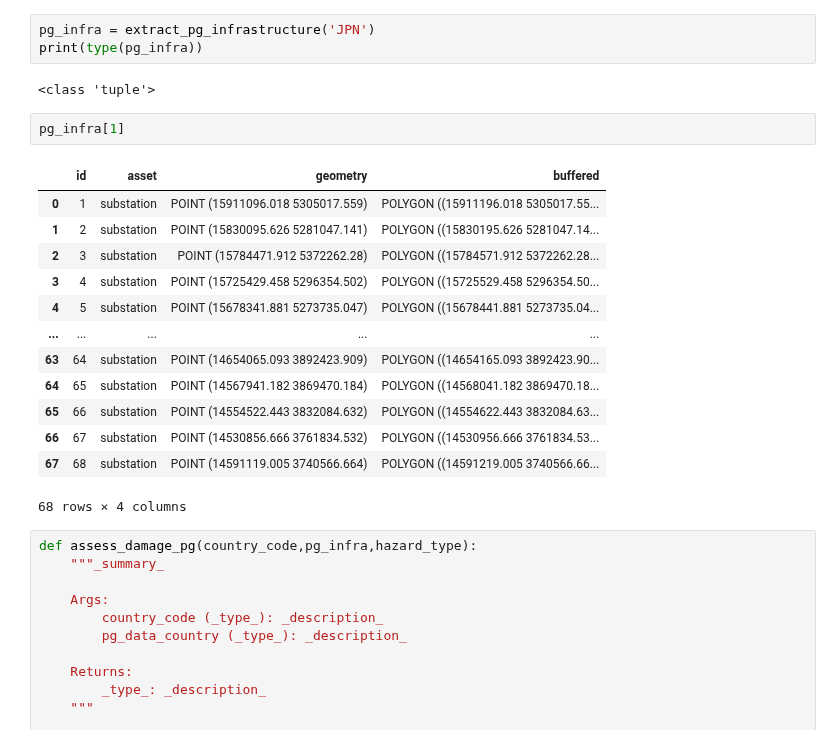
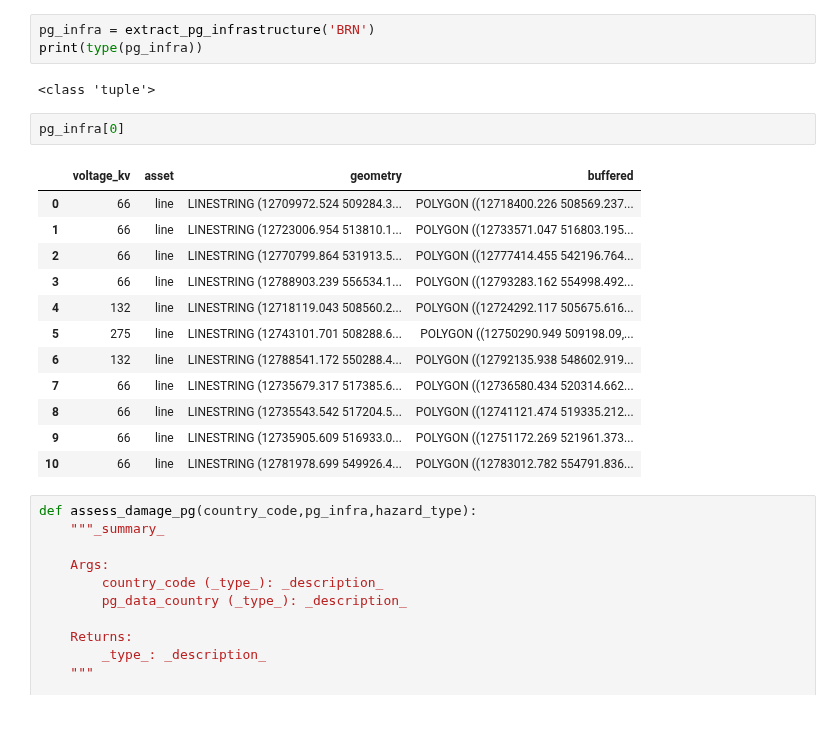
Before and after one commit to Mengqi-Ye/pg_risk_analysis, a Jupyter notebook: notebooks/Example_run.ipynb, the cells around one changed output. Cells and saved outputs as stored; diff of their text form.

```diff
--- a/notebooks/Example_run.ipynb
+++ b/notebooks/Example_run.ipynb
@@ -1594,26 +1606,25 @@ def extract_pg_infrastructure(country_code):
 
     return pg_lines,pg_points
 # %%
-pg_infra = extract_pg_infrastructure('JPN')
+pg_infra = extract_pg_infrastructure('BRN')
 print(type(pg_infra))
 # %% [output]
 <class 'tuple'>
 # %%
-pg_infra[1]
+pg_infra[0]
 # %% [output]
-|  | id | asset | geometry | buffered |
-| 0 | 1 | substation | POINT (15911096.018 5305017.559) | POLYGON ((15911196.018 5305017.55... |
-| 1 | 2 | substation | POINT (15830095.626 5281047.141) | POLYGON ((15830195.626 5281047.14... |
-| 2 | 3 | substation | POINT (15784471.912 5372262.28) | POLYGON ((15784571.912 5372262.28... |
-| 3 | 4 | substation | POINT (15725429.458 5296354.502) | POLYGON ((15725529.458 5296354.50... |
-| 4 | 5 | substation | POINT (15678341.881 5273735.047) | POLYGON ((15678441.881 5273735.04... |
-| ... | ... | ... | ... | ... |
-| 63 | 64 | substation | POINT (14654065.093 3892423.909) | POLYGON ((14654165.093 3892423.90... |
-| 64 | 65 | substation | POINT (14567941.182 3869470.184) | POLYGON ((14568041.182 3869470.18... |
-| 65 | 66 | substation | POINT (14554522.443 3832084.632) | POLYGON ((14554622.443 3832084.63... |
-| 66 | 67 | substation | POINT (14530856.666 3761834.532) | POLYGON ((14530956.666 3761834.53... |
-| 67 | 68 | substation | POINT (14591119.005 3740566.664) | POLYGON ((14591219.005 3740566.66... |
+|  | voltage_kv | asset | geometry | buffered |
+| 0 | 66 | line | LINESTRING (12709972.524 509284.3... | POLYGON ((12718400.226 508569.237... |
+| 1 | 66 | line | LINESTRING (12723006.954 513810.1... | POLYGON ((12733571.047 516803.195... |
+| 2 | 66 | line | LINESTRING (12770799.864 531913.5... | POLYGON ((12777414.455 542196.764... |
+| 3 | 66 | line | LINESTRING (12788903.239 556534.1... | POLYGON ((12793283.162 554998.492... |
+| 4 | 132 | line | LINESTRING (12718119.043 508560.2... | POLYGON ((12724292.117 505675.616... |
+| 5 | 275 | line | LINESTRING (12743101.701 508288.6... | POLYGON ((12750290.949 509198.09,... |
+| 6 | 132 | line | LINESTRING (12788541.172 550288.4... | POLYGON ((12792135.938 548602.919... |
+| 7 | 66 | line | LINESTRING (12735679.317 517385.6... | POLYGON ((12736580.434 520314.662... |
+| 8 | 66 | line | LINESTRING (12735543.542 517204.5... | POLYGON ((12741121.474 519335.212... |
+| 9 | 66 | line | LINESTRING (12735905.609 516933.0... | POLYGON ((12751172.269 521961.373... |
+| 10 | 66 | line | LINESTRING (12781978.699 549926.4... | POLYGON ((12783012.782 554791.836... |
-68 rows × 4 columns
 # %%
 def assess_damage_pg(country_code,pg_infra,hazard_type):
     """_summary_
```
Also changed, not shown: parts of 26 cells of this notebook, 13 other files.
